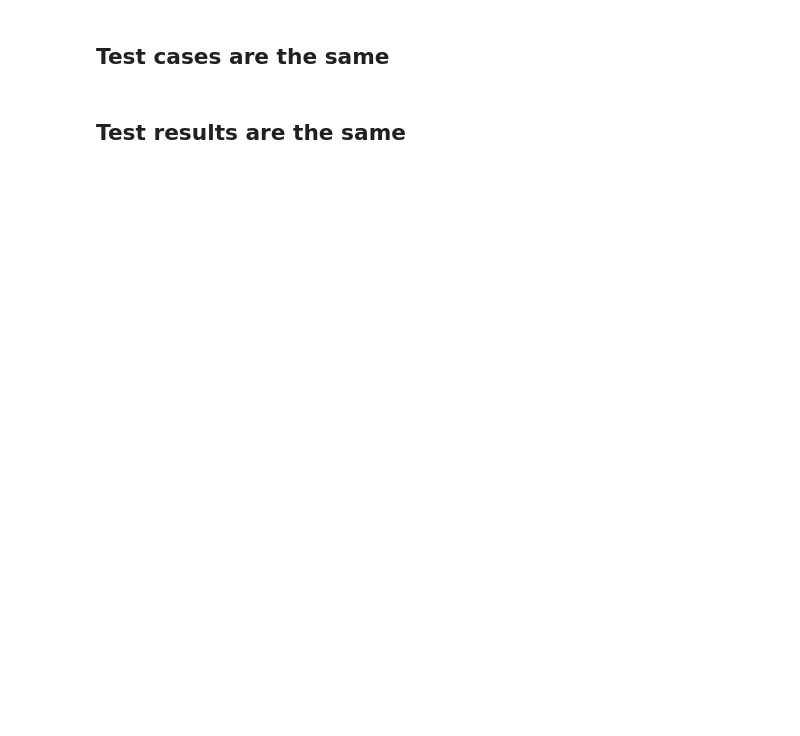
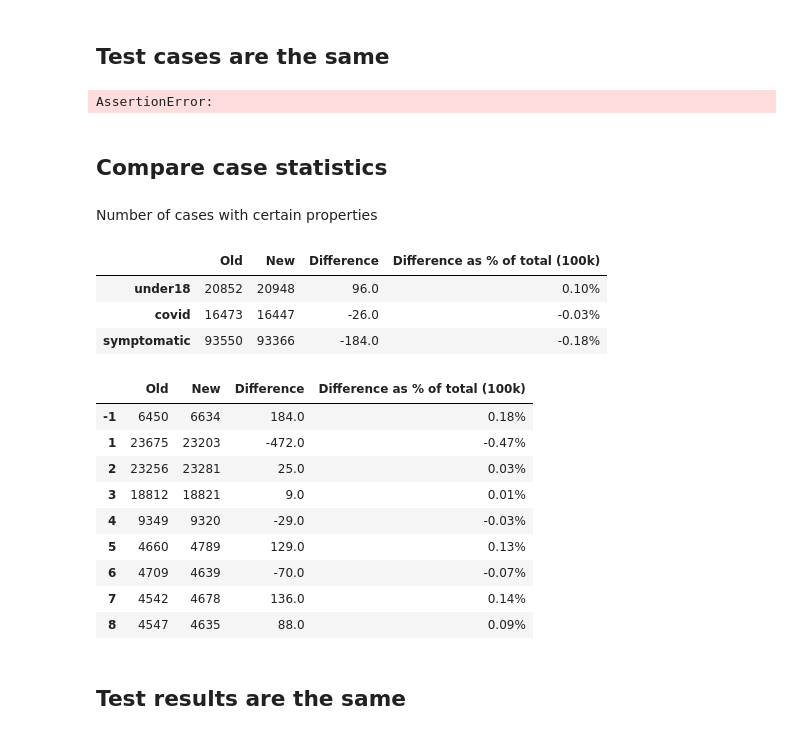
Before and after one commit to rs-delve/tti-explorer, a Jupyter notebook: notebooks/test-equal-results.ipynb, the cells around one changed output. Drawn from its saved outputs; the diff is of its cells as text; code cells hidden in the pictures; blank space fills up the shorter version.

Commit message:
notebook for testing differences in case generation

```diff
--- a/notebooks/test-equal-results.ipynb
+++ b/notebooks/test-equal-results.ipynb
@@ -10,8 +13,9 @@ basedir = os.path.join(os.environ['DATA'], "tti-explorer", 'test-old-new')
 # %% [markdown]
 ## Test cases are the same
 # %%
-new_cases, new_meta = utils.load_cases(os.path.join(basedir, "new", "delve_seed0.json"))
-old_cases, old_meta = utils.load_cases(os.path.join(basedir, "old", "oxteam_seed0.json"))
+old_cases, old_meta = utils.load_cases(os.path.join(basedir, "new", "delve_seed0.json"))
+new_cases, new_meta = utils.load_cases(os.path.join(basedir, "new-rng", "delve_seed0.json"))
+# old_cases, old_meta = utils.load_cases(os.path.join(basedir, "old", "oxteam_seed0.json"))
 # %%
 def assert_contacts_equal(a, b):
     assert a.n_daily == b.n_daily
@@ -21,6 +25,76 @@ def assert_contacts_equal(a, b):
 for (old_case, old_contacts), (new_case, new_contacts) in zip(old_cases, new_cases):
     assert old_case == new_case
     assert_contacts_equal(old_contacts, new_contacts)
+# %% [output]
+AssertionError:
+# %%
+def population_stats(case_contacts):
+    case_outputs = list()
+    for case, contacts in case_contacts:
+        case_outputs.append(
+            dict(
+                under18=case.under18,
+                covid=case.covid,
+                symptomatic=case.symptomatic,
+                day_noticed_symptoms=case.day_noticed_symptoms
+            )
+        )
+    return pd.DataFrame(case_outputs), _
+# %%
+old_case_stats, _ = population_stats(old_cases)
+new_case_stats, _ = population_stats(new_cases)
+# %% [markdown]
+## Compare case statistics
+# %% [markdown]
+Number of cases with certain properties
+# %%
+histogram = pd.concat(
+    {
+        "Old": old_case_stats.drop('day_noticed_symptoms', 1).sum(),
+        "New": new_case_stats.drop('day_noticed_symptoms', 1).sum()
+    },
+    axis=1
+)
+
+histogram['Difference'] = histogram.diff(axis=1).dropna(axis=1)
+histogram[f'Difference as % of total ({len(old_case_stats)/1000:.0f}k)'] = (
+    histogram['Difference'] / len(old_case_stats)
+).apply(
+    lambda x: f"{100*x:.2f}%"
+)
+
+histogram
+# %% [output]
+|  | Old | New | Difference | Difference as % of total (100k) |
+| under18 | 20852 | 20948 | 96.0 | 0.10% |
+| covid | 16473 | 16447 | -26.0 | -0.03% |
+| symptomatic | 93550 | 93366 | -184.0 | -0.18% |
+# %%
+histogram = pd.concat({
+    "Old": old_case_stats['day_noticed_symptoms'].value_counts(),
+    "New": new_case_stats['day_noticed_symptoms'].value_counts()
+    },
+    axis=1
+)
+
+histogram['Difference'] = histogram.diff(axis=1).dropna(axis=1)
+histogram[f'Difference as % of total ({len(old_case_stats)/1000:.0f}k)'] = (
+    histogram['Difference'] / len(old_case_stats)
+).apply(
+    lambda x: f"{100*x:.2f}%"
+)
+histogram
+# %% [output]
+|  | Old | New | Difference | Difference as % of total (100k) |
+| -1 | 6450 | 6634 | 184.0 | 0.18% |
+| 1 | 23675 | 23203 | -472.0 | -0.47% |
+| 2 | 23256 | 23281 | 25.0 | 0.03% |
+| 3 | 18812 | 18821 | 9.0 | 0.01% |
+| 4 | 9349 | 9320 | -29.0 | -0.03% |
+| 5 | 4660 | 4789 | 129.0 | 0.13% |
+| 6 | 4709 | 4639 | -70.0 | -0.07% |
+| 7 | 4542 | 4678 | 136.0 | 0.14% |
+| 8 | 4547 | 4635 | 88.0 | 0.09% |
 # %% [markdown]
 ## Test results are the same
 # %%
```
Also changed, not shown: parts of 10 cells of this notebook.
